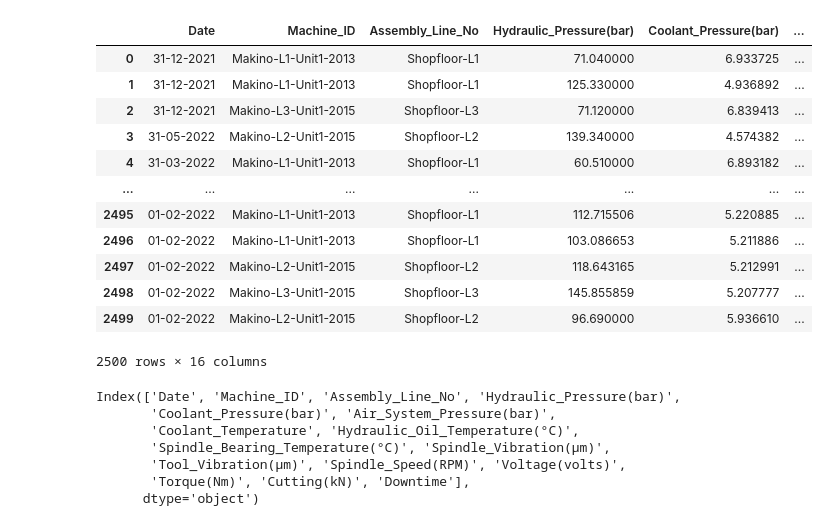
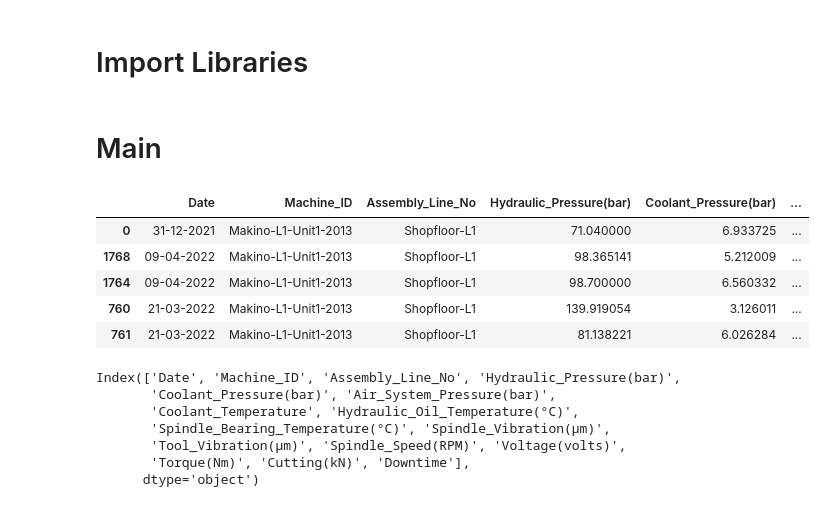
Before and after one commit to featherineaugustus/Machine-Downtime-Analysis, a Jupyter notebook: main_eda.ipynb, the cells around one changed output. Saved outputs shown, nothing was run; the diff lists cells and outputs as text; code cells hidden in the pictures.

```diff
--- a/main_eda.ipynb
+++ b/main_eda.ipynb
@@ -25,0 +1,2 @@ from sklearn.metrics import f1_score, confusion_matrix, ConfusionMatrixDisplay
+# %% [markdown]
+# Import Libraries
@@ -26,17 +17,13 @@ from sklearn.metrics import f1_score, confusion_matrix, ConfusionMatrixDisplay
+# %% [markdown]
+# Main
 # %%
 df = pd.read_csv('Machine Downtime.csv')
-df
+df = df.sort_values(by=["Machine_ID"])
+df.head()
 # %% [output]
 |  | Date | Machine_ID | Assembly_Line_No | Hydraulic_Pressure(bar) | Coolant_Pressure(bar) | ... |
 | 0 | 31-12-2021 | Makino-L1-Unit1-2013 | Shopfloor-L1 | 71.040000 | 6.933725 | ... |
-| 1 | 31-12-2021 | Makino-L1-Unit1-2013 | Shopfloor-L1 | 125.330000 | 4.936892 | ... |
-| 2 | 31-12-2021 | Makino-L3-Unit1-2015 | Shopfloor-L3 | 71.120000 | 6.839413 | ... |
-| 3 | 31-05-2022 | Makino-L2-Unit1-2015 | Shopfloor-L2 | 139.340000 | 4.574382 | ... |
-| 4 | 31-03-2022 | Makino-L1-Unit1-2013 | Shopfloor-L1 | 60.510000 | 6.893182 | ... |
-| ... | ... | ... | ... | ... | ... | ... |
-| 2495 | 01-02-2022 | Makino-L1-Unit1-2013 | Shopfloor-L1 | 112.715506 | 5.220885 | ... |
-| 2496 | 01-02-2022 | Makino-L1-Unit1-2013 | Shopfloor-L1 | 103.086653 | 5.211886 | ... |
-| 2497 | 01-02-2022 | Makino-L2-Unit1-2015 | Shopfloor-L2 | 118.643165 | 5.212991 | ... |
-| 2498 | 01-02-2022 | Makino-L3-Unit1-2015 | Shopfloor-L3 | 145.855859 | 5.207777 | ... |
-| 2499 | 01-02-2022 | Makino-L2-Unit1-2015 | Shopfloor-L2 | 96.690000 | 5.936610 | ... |
+| 1768 | 09-04-2022 | Makino-L1-Unit1-2013 | Shopfloor-L1 | 98.365141 | 5.212009 | ... |
+| 1764 | 09-04-2022 | Makino-L1-Unit1-2013 | Shopfloor-L1 | 98.700000 | 6.560332 | ... |
+| 760 | 21-03-2022 | Makino-L1-Unit1-2013 | Shopfloor-L1 | 139.919054 | 3.126011 | ... |
+| 761 | 21-03-2022 | Makino-L1-Unit1-2013 | Shopfloor-L1 | 81.138221 | 6.026284 | ... |
-2500 rows × 16 columns
```
Also changed, not shown: parts of 13 cells of this notebook.
